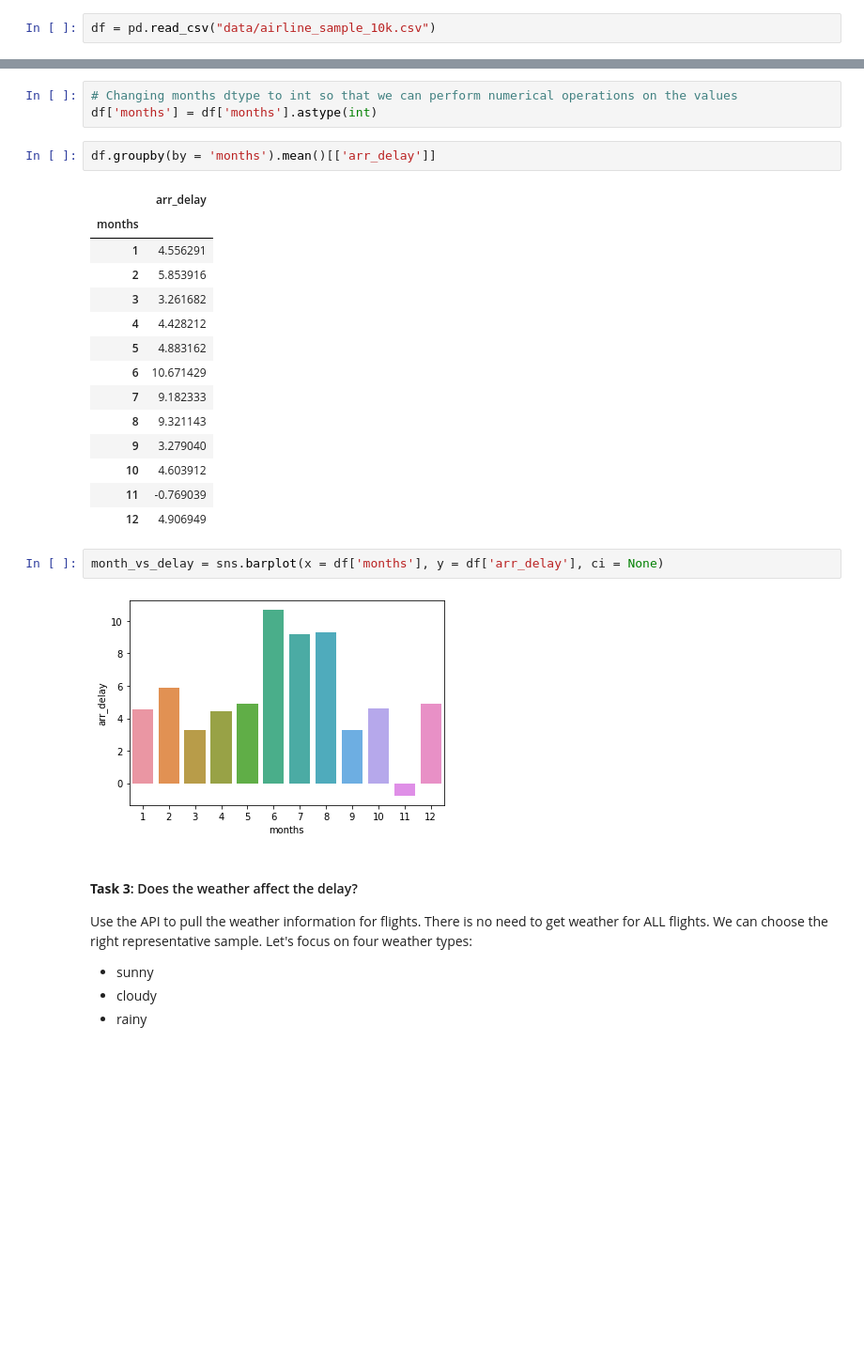
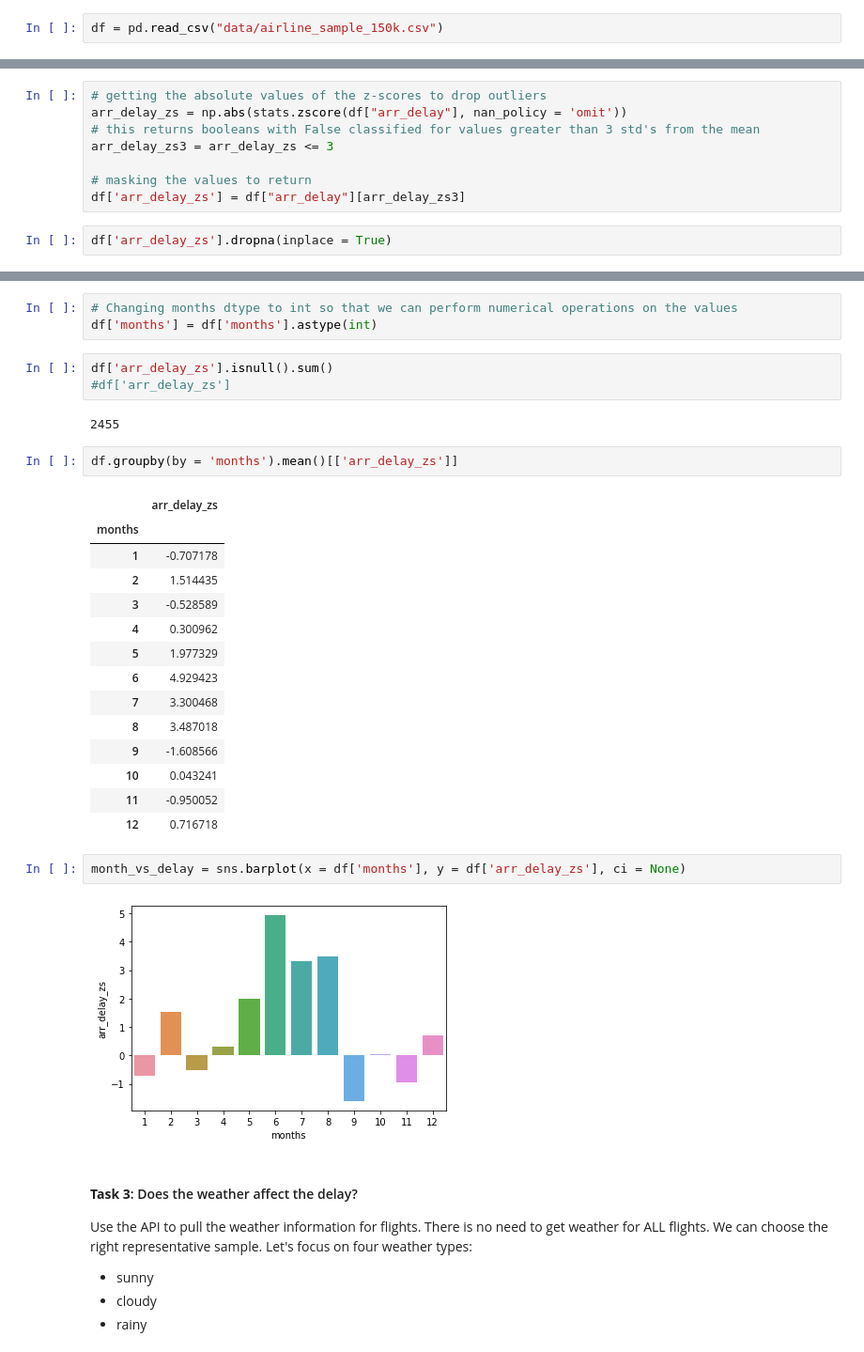
Before and after one commit to elslb/airline_delay_project, a Jupyter notebook: exploratory_analysis.ipynb, the cells around one changed output, grey strips where cells are left out. Shown: that part at 94% size. Drawn from its saved outputs; the diff is of its cells as text; blank space fills up the shorter version.

```diff
--- a/exploratory_analysis.ipynb
+++ b/exploratory_analysis.ipynb
@@ -18,7 +18,7 @@ from statsmodels.stats import weightstats as stests
 # setting the option to allow for full viewing of columns in DFs
 pd.set_option("max_columns", None)
 # %%
-df = pd.read_csv("data/airline_sample_10k.csv")
+df = pd.read_csv("data/airline_sample_150k.csv")
 # %%
 df.head(2)
 # %% [output]
@@ -99,0 +89,10 @@ Name: arr_delay_zs, dtype: float64
+# %%
+# getting the absolute values of the z-scores to drop outliers
+arr_delay_zs = np.abs(stats.zscore(df["arr_delay"], nan_policy = 'omit'))
+# this returns booleans with False classified for values greater than 3 std's from the mean
+arr_delay_zs3 = arr_delay_zs <= 3
+
+# masking the values to return
+df['arr_delay_zs'] = df["arr_delay"][arr_delay_zs3]
+# %%
+df['arr_delay_zs'].dropna(inplace = True)
@@ -181,27 +160,32 @@ df.head(2)
 # %%
 # Changing months dtype to int so that we can perform numerical operations on the values
 df['months'] = df['months'].astype(int)
+# %%
+df['arr_delay_zs'].isnull().sum()
+#df['arr_delay_zs']
+# %% [output]
+2455
 # %%
-df.groupby(by = 'months').mean()[['arr_delay']]
+df.groupby(by = 'months').mean()[['arr_delay_zs']]
 # %% [output]
-|  | arr_delay |
+|  | arr_delay_zs |
 | months |  |
-| 1 | 4.556291 |
-| 2 | 5.853916 |
-| 3 | 3.261682 |
-| 4 | 4.428212 |
-| 5 | 4.883162 |
-| 6 | 10.671429 |
-| 7 | 9.182333 |
-| 8 | 9.321143 |
-| 9 | 3.279040 |
-| 10 | 4.603912 |
-| 11 | -0.769039 |
-| 12 | 4.906949 |
+| 1 | -0.707178 |
+| 2 | 1.514435 |
+| 3 | -0.528589 |
+| 4 | 0.300962 |
+| 5 | 1.977329 |
+| 6 | 4.929423 |
+| 7 | 3.300468 |
+| 8 | 3.487018 |
+| 9 | -1.608566 |
+| 10 | 0.043241 |
+| 11 | -0.950052 |
+| 12 | 0.716718 |
 # %%
-month_vs_delay = sns.barplot(x = df['months'], y = df['arr_delay'], ci = None)
+month_vs_delay = sns.barplot(x = df['months'], y = df['arr_delay_zs'], ci = None)
 # %% [output]
-[figure, old version]
+[figure, new version]
 # %% [markdown]
 #### **Task 3**: Does the weather affect the delay?
 Use the API to pull the weather information for flights. There is no need to get weather for ALL flights. We can choose the right representative sample. Let's focus on four weather types:
```
Also changed, not shown: parts of 59 cells of this notebook.
